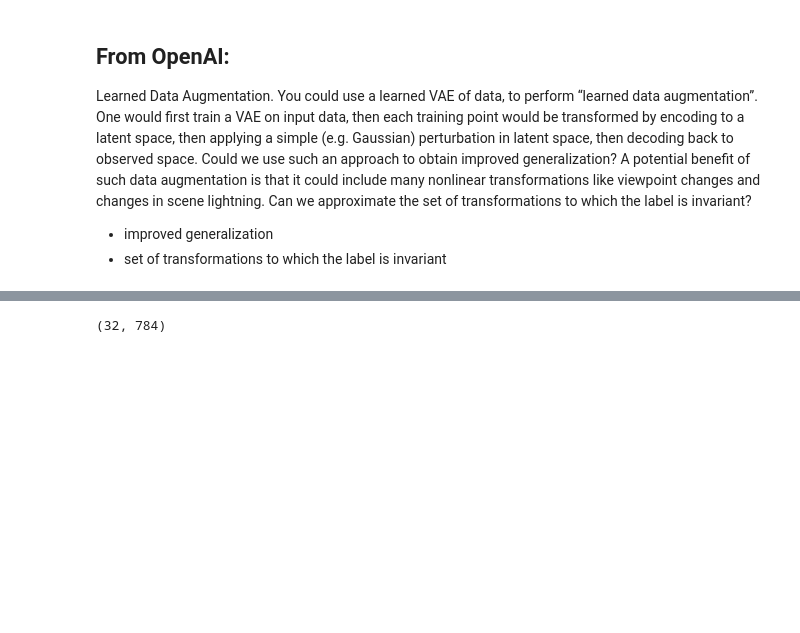
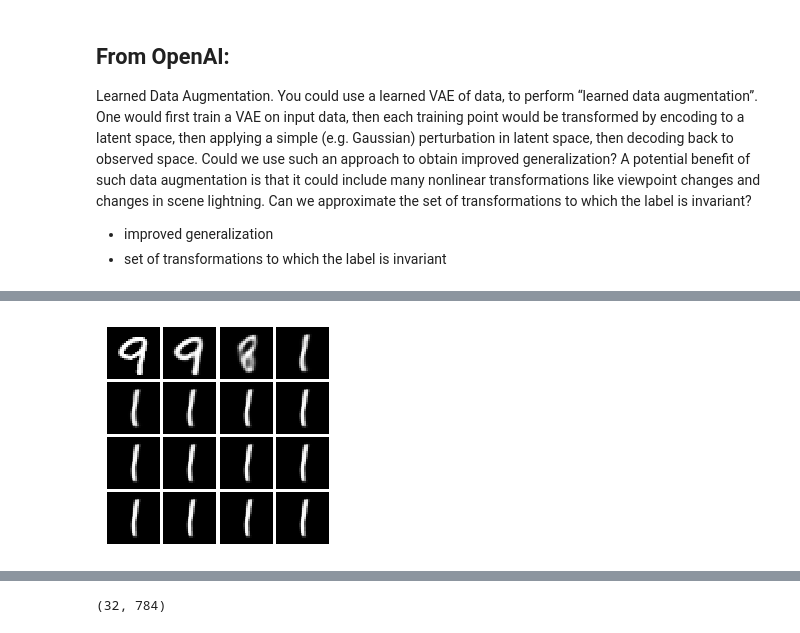
Before and after one commit to LiamConnell/topics_in_generative_modeling, a Jupyter notebook: VAE experiment.ipynb, the cells around one changed output, grey strips where cells are left out. Cells and saved outputs as stored; diff of their text form; code cells hidden in the pictures; blank space fills up the shorter version.

```diff
--- a/VAE experiment.ipynb
+++ b/VAE experiment.ipynb
@@ -267,0 +295,4 @@ plot(np.array([i[0] for i in imgs]))
+# %%
+plot(np.array([i[0] for i in imgs]))
+# %% [output]
+[figure, added]
```
Also changed, not shown: parts of 8 cells of this notebook, 9 other files.
